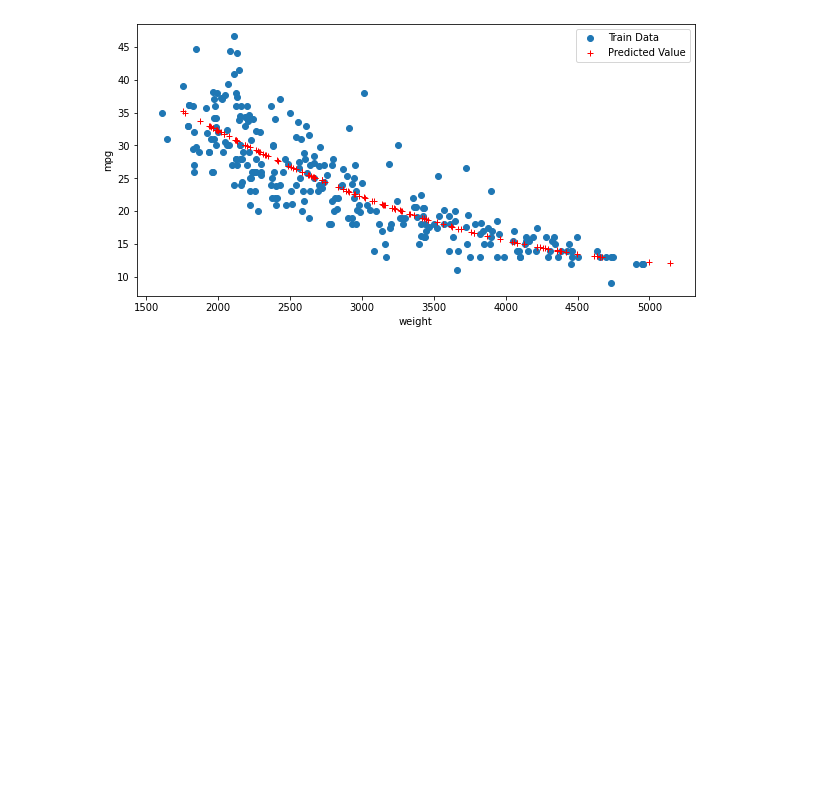
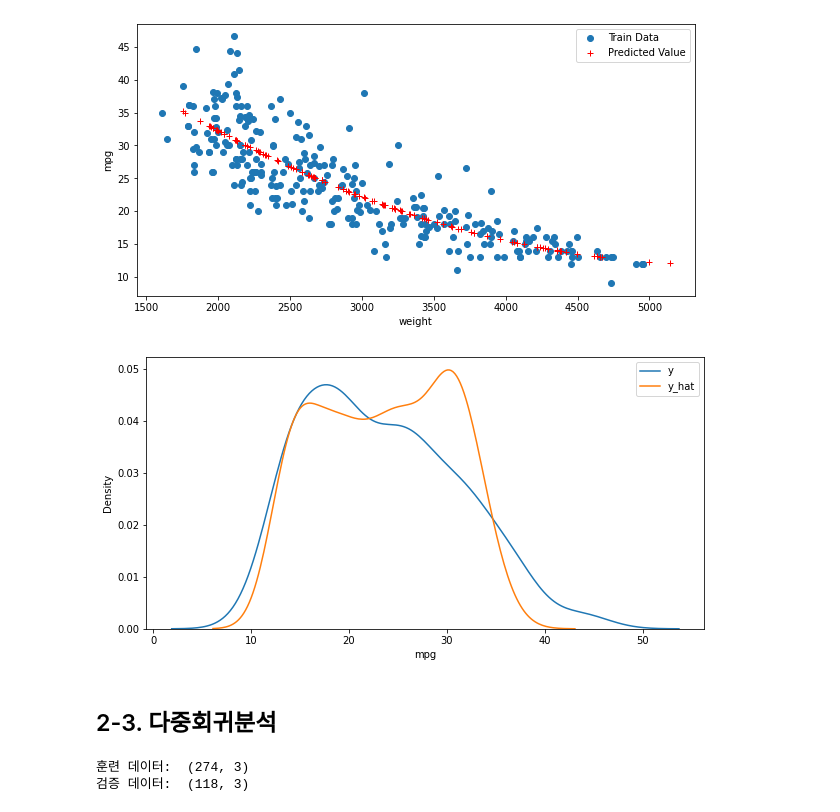
Before and after one commit to yeonseocho/Machine-Learning-Pandas-Data-Analytics, a Jupyter notebook: Part 7. 머신러닝 데이터 분석/7.1 머신러닝 개요.ipynb, the cells around one changed output. Drawn from its saved outputs; the diff is of its cells as text; code cells hidden in the pictures; blank space fills up the shorter version.

Commit message:
Part7-1&2

```diff
--- a/Part 7. 머신러닝 데이터 분석/7.1 머신러닝 개요.ipynb
+++ b/Part 7. 머신러닝 데이터 분석/7.1 머신러닝 개요.ipynb
@@ -268,3 +268,38 @@ plt.show()
 plt.close()
 # %% [output]
 [figure]
+# %%
+#모형에 전체 X 데이터를 입력하여 예측한 값 y_hat을 실제 값 y와 비교
+X_poly=poly.fit_transform(X)
+y_hat=pr.predict(X_poly)
+
+plt.figure(figsize=(10,5))
+ax1=sns.kdeplot(y, label="y")
+ax2=sns.kdeplot(y_hat, label="y_hat", ax=ax1)
+plt.legend()
+plt.show()
+# %% [output]
+[figure, added]
+# %% [markdown]
+## 2-3. 다중회귀분석
+# %%
+df=pd.read_csv('../data/part7/auto-mpg.csv', header=None)
+df.columns=['mpg', 'cylinders', 'displacement', 'horsepower', 'weight', 'acceleration', 'model year', 'origin', 'name']
+df['horsepower'].replace('?', np.nan, inplace=True) #?을 np.nan으로 변경
+df.dropna(subset=['horsepower'],axis=0,inplace=True) #누락 데이터 행 삭제
+df['horsepower']=df['horsepower'].astype('float') #문자형을 실수형으로 변환
+
+ndf=df[['mpg', 'cylinders', 'horsepower', 'weight']]
+
+#ndf 데이터를 train data 와 test data로 구분
+X=ndf[['cylinders','horsepower', 'weight']]
+y=ndf['mpg']
+
+from sklearn.model_selection import train_test_split
+X_train, X_test, y_train,y_test=train_test_split(X,y,test_size=0.3, random_state=10) # 검증 30%, 랜덤추출값
+
+print('훈련 데이터: ', X_train.shape)
+print('검증 데이터: ', X_test.shape)
+# %% [output]
+훈련 데이터:  (274, 3)
+검증 데이터:  (118, 3)
```
Also changed, not shown: parts of 2 cells of this notebook.
